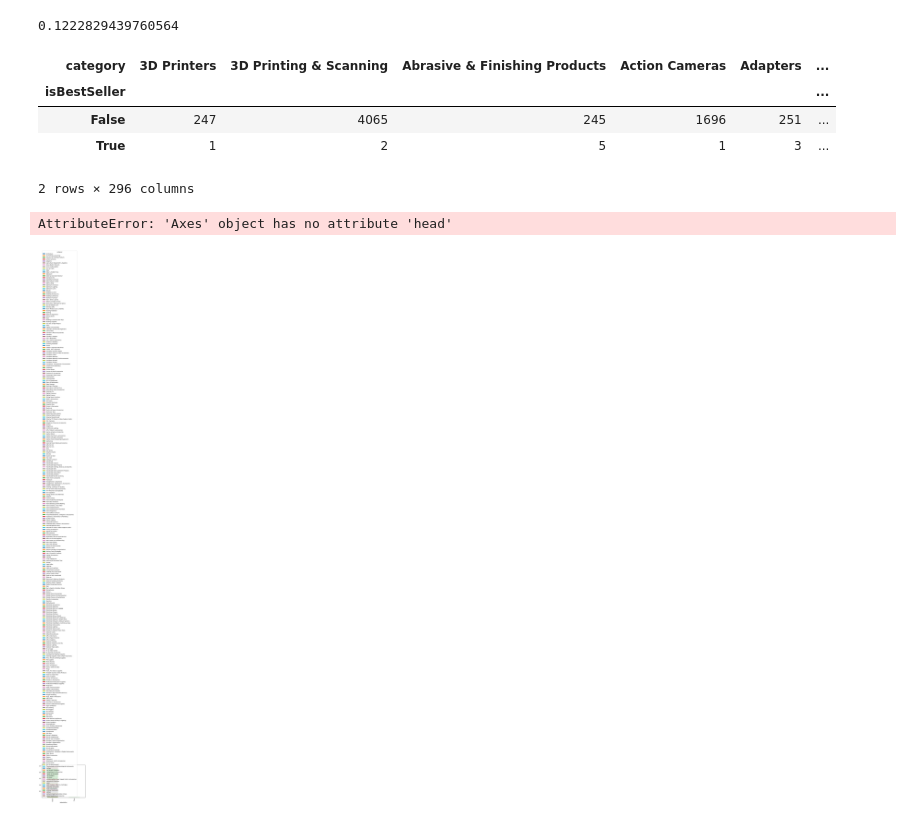
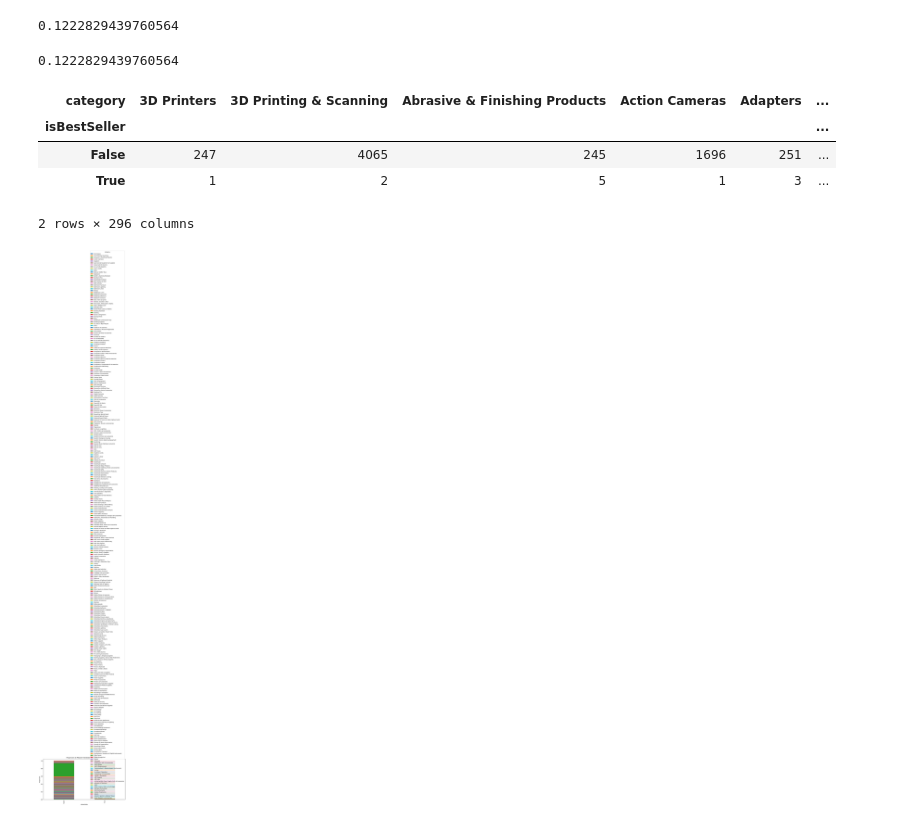
Before and after one commit to Greta-galeana/lab-eda-bivariate, a Jupyter notebook: main.ipynb, the cells around one changed output. Saved outputs shown, nothing was run; the diff lists cells and outputs as text; code cells hidden in the pictures.

```diff
--- a/main.ipynb
+++ b/main.ipynb
@@ -33,6 +33,12 @@ cramers_v = np.sqrt(chi2 / (n * (min(r, k) - 1)))
 print(cramers_v)
 # %% [output]
 0.1222829439760564
+# %%
+from scipy.stats.contingency import association
+cramers_v = association(contingency_table, method="cramer")
+print(cramers_v)
+# %% [output]
+0.1222829439760564
 # %%
 import numpy as np
 # %%
@@ -44,9 +50,15 @@ sorted_contingency_table.iloc[:10]
 | False | 247 | 4065 | 245 | 1696 | 251 | ... |
 | True | 1 | 2 | 5 | 1 | 3 | ... |
 2 rows × 296 columns
-# %%
-sorted_contingency_table.plot(kind="bar", stacked=True).head(10)
-# %% [output]
-AttributeError: 'Axes' object has no attribute 'head'
-[figure, removed]
+# %%
+sorted_contingency_table = contingency_table.apply(lambda x: x/x.sum(), axis=1)
+
+# Mostrar sólo las 10 primeras filas de la tabla.
+sorted_contingency_table.head(10).plot(kind='bar', stacked=True, figsize=(12, 6))
+plt.title('Proporción de Mejores Vendedores por Categoría')
+plt.xlabel('isBestSeller')
+plt.ylabel('Proporción')
+plt.show()
+# %% [output]
+[figure, added]
 # %%
```
Also changed, not shown: parts of 7 cells of this notebook.
